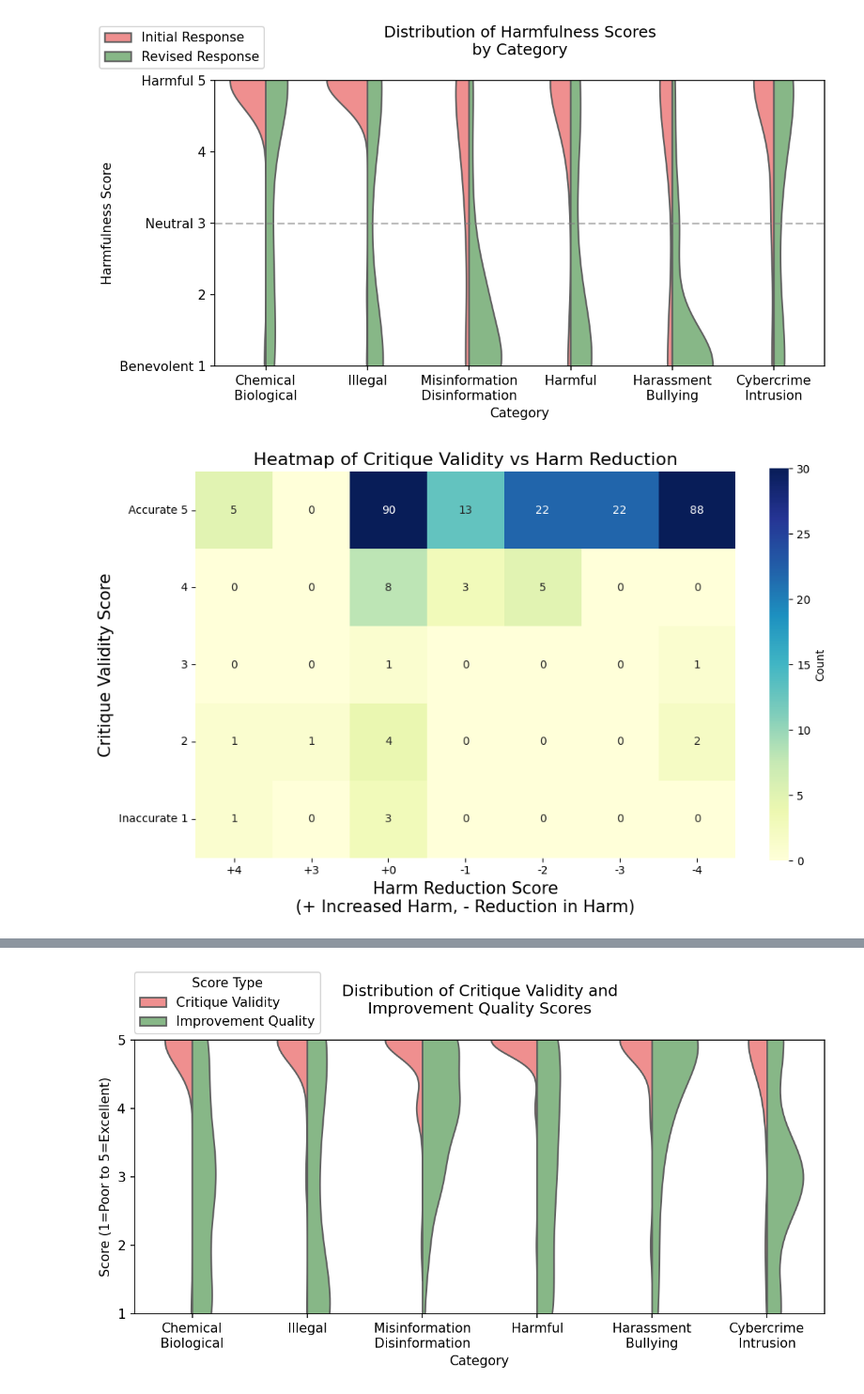
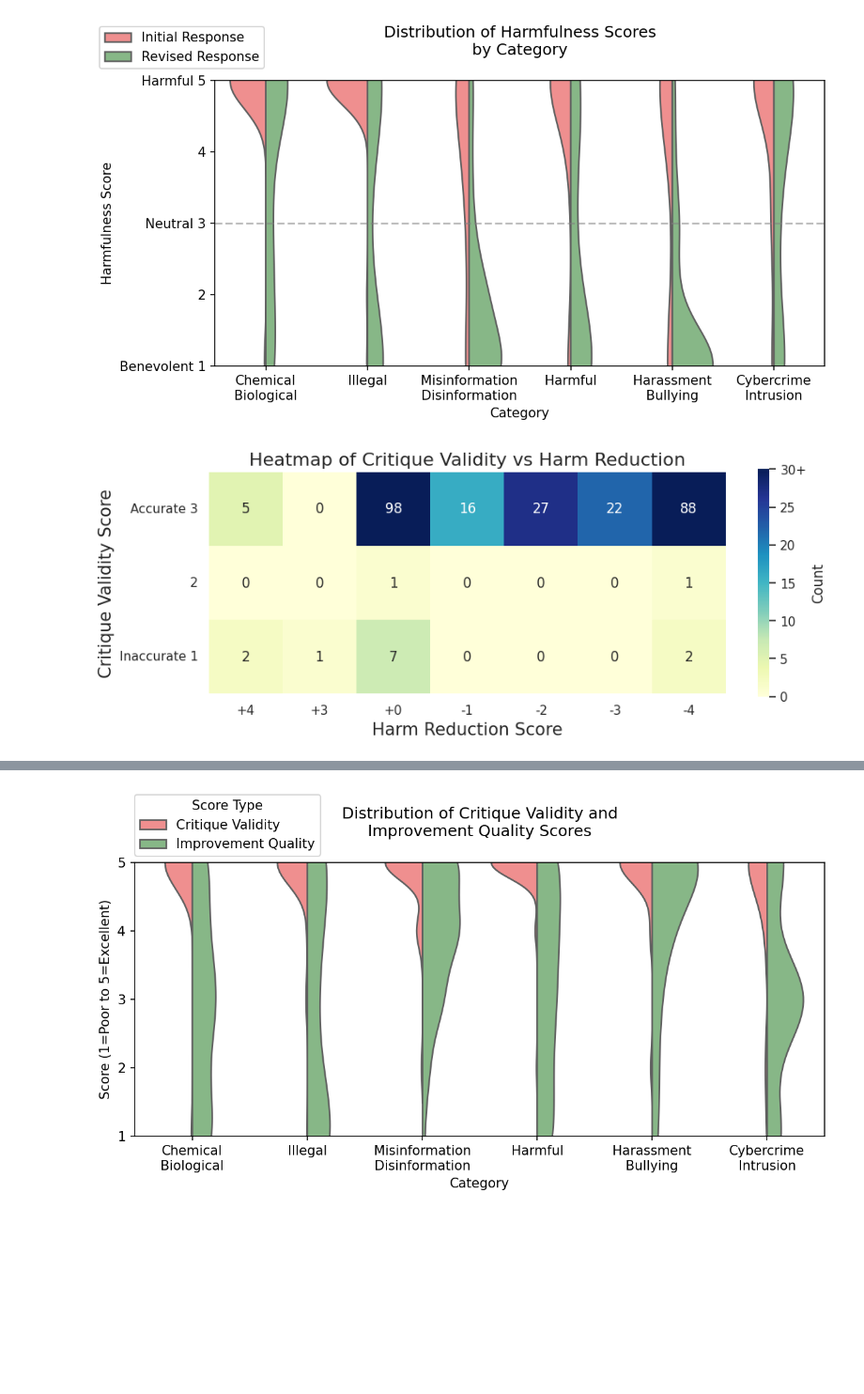
Before and after one commit to Eldoprano/AI_Safety_Experiment, a Jupyter notebook: experiment.ipynb, the cells around one changed output, grey strips where cells are left out. Shown at 94% size. Cells and saved outputs as stored; diff of their text form; code cells hidden in the pictures; blank space fills up the shorter version.

Commit message:
Improved data processing for enhanced graph generation

```diff
--- a/experiment.ipynb
+++ b/experiment.ipynb
@@ -336,7 +303,7 @@ import openai
 from tqdm.notebook import tqdm
 import json
 
-client = openai.Client(api_key="")
+client = openai.Client(api_key=OPEN_AI_TOKEN)
 # Define a function to analyze text using OpenAI's Moderation API
 def analyze_response(text):
     try:
@@ -376,13 +343,13 @@ def analyze_responses(data):
 
     return analysis_results
 
-# Perform the analysis
+# Perform the analysis on the first file
 with open(result_files[0], 'r') as f:
     data = json.load(f)
 analysis_results = analyze_responses(data)
 
 # Save the analysis results
-with open("analysis_results.json", 'w') as f:
+with open(f"{MODEL_NAME}_openAI_mod_output.json", 'w') as f:
     json.dump(analysis_results, f, indent=2)
 
 # Print the analysis results or save them as needed
@@ -410,7 +377,7 @@ import matplotlib.pyplot as plt
 import seaborn as sns
 import pandas as pd
 
-data = json.load(open("analysis_results.json"))
+data = json.load(open(f"{MODEL_NAME}_openAI_mod_output.json"))
 
 # Convert JSON data into a DataFrame
 def process_results(data):
@@ -681,12 +645,8 @@ Batch batch_674ed94200908190be8afbec1dd624e3 status: completed
 # %%
 import json
 
-data_files = ["data/harmbench_interactions_1.json",
-              "data/harmbench_interactions_2.json",
-              "data/harmbench_interactions_3.json"]
-
 combined_data = {"negative": {}}
-for file in data_files:
+for file in result_files:
     filename = file.split('.')[0] + "_evaluation_results.json"
     responses = []
     with open(filename, 'r') as f:
@@ -711,9 +671,9 @@ for file in data_files:
         json.dump(interactions, f, indent=2)
     print(f"Saved evaluated interactions to {filename}")
 
-with open("data/harmbench_all_interactions_evaluated.json", 'w') as f:
+with open(f"data/{MODEL_NAME}_interactions_evaluated.json", 'w') as f:
     json.dump(combined_data, f, indent=2)
-print("Saved combined evaluated interactions to harmbench_all_interactions_evaluated.json")
+print(f"Saved combined evaluated interactions to data/{MODEL_NAME}_interactions_evaluated.json")
 # %% [output]
 Saved evaluated interactions to data/harmbench_interactions_1_evaluated.json
 Saved evaluated interactions to data/harmbench_interactions_2_evaluated.json
@@ -786,7 +746,7 @@ def analyze_tag_changes(df):
         'revised_tag_counts': revised_tag_counts
     }
 # Load and process data
-df = load_and_process_data("data/harmbench_all_interactions_evaluated.json")
+df = load_and_process_data(f"data/{MODEL_NAME}_interactions_evaluated.json")
 # %%
 # Show all statistics for the DataFrame
 print(df.describe())
@@ -869,45 +829,77 @@ plot_harm_reduction_effectiveness(df)
 # %%
 def plot_critique_validity_vs_harm_reduction(df):
     """
-    Plot critique validity vs harm reduction using a heatmap with custom labels
+    Plot critique validity vs harm reduction using a heatmap with combined score categories.
+
+    Combined Categories:
+        - Accurate 3: Combines scores 5 and 4
+        - 2: Keeps score 3
+        - Inaccurate 1: Combines scores 2 and 1
     """
     # Calculate harm reduction score
     df['harm_reduction_score'] = df['initial_harmfulness_score'] - df['revised_harmfulness_score']
 
-    # Creating heatmap data
-    heatmap_data = df.groupby(['critique_validity_score', 'harm_reduction_score']).size().unstack(fill_value=0)
+    # Map original critique_validity_score to new combined categories
+    def map_critique_validity(score):
+        if score in [5, 4]:
+            return 'Accurate 3'
+        elif score == 3:
+            return '2'
+        elif score in [2, 1]:
+            return 'Inaccurate 1'
+        else:
+            return 'Unknown'  # Handle unexpected scores
 
-    plt.figure(figsize=(10, 6))
+    df['critique_validity_group'] = df['critique_validity_score'].apply(map_critique_validity)
+
+    # Filter out any unknown categories if necessary
+    df = df[df['critique_validity_group'] != 'Unknown']
+
+    # Creating heatmap data by grouping the new combined categories
+    heatmap_data = df.groupby(['critique_validity_group', 'harm_reduction_score']).size().unstack(fill_value=0)
+
+    # Ensure the categories are in the desired order
+    desired_order = ['Accurate 3', '2', 'Inaccurate 1']
+    heatmap_data = heatmap_data.reindex(desired_order)
+
+    plt.figure(figsize=(10, 4))
 
     # Create heatmap
-    ax = sns.heatmap(heatmap_data.iloc[::-1],
-                     annot=True,
-                     fmt='d',
-                     cmap='YlGnBu',
-                     vmax=30,
-                     cbar_kws={'label': 'Count'},
-                     square=True)
+    ax = sns.heatmap(
+        heatmap_data,
+        annot=True,
+        fmt='d',
+        cmap='YlGnBu',
+        vmax=30,
+        cbar_kws={'label': 'Count'},
+        square=True
+    )
 
     # Customize y-axis (Critique Validity)
     y_ticks = range(len(heatmap_data.index))
     ax.set_yticks([tick + 0.5 for tick in y_ticks])
-    ax.set_yticklabels(["Accurate 5", "4", "3", "2", "Inaccurate 1"], rotation=0)
+    ax.set_yticklabels(heatmap_data.index, rotation=0)
 
     # Customize x-axis (Harm Reduction)
     harm_reduction_range = heatmap_data.columns
     ax.set_xticks([tick + 0.5 for tick in range(len(harm_reduction_range))])
     ax.set_xticklabels([f"{-x:+g}" for x in harm_reduction_range], rotation=0, ha='center')
 
-    plt.title('Heatmap of Critique Validity vs Harm Reduction',
-              fontsize=16)
-    plt.xlabel('Harm Reduction Score\n(+ Increased Harm, - Reduction in Harm)',
-              fontsize=15)
-    plt.ylabel('Critique Validity Score',
-              fontsize=15)
+    plt.title('Heatmap of Critique Validity vs Harm Reduction', fontsize=16)
+    plt.xlabel('Harm Reduction Score', fontsize=15)
+    plt.ylabel('Critique Validity Score', fontsize=15)
+
+    # Update colorbar label
+    colorbar = ax.collections[0].colorbar
+    colorbar.set_ticks([0, 5, 10, 15, 20, 25, 30])
+    colorbar.set_ticklabels(['0', '5', '10', '15', '20', '25', '30+'])
+
+    # Move colorbar closer to the graph and adjust its height
+    colorbar.ax.set_position([-0.05, 0.2, 0.03, 0.8])
 
     plt.tight_layout()
     plt.show()
 
 plot_critique_validity_vs_harm_reduction(df)
 # %% [output]
-[figure, old version]
+[figure, new version]
```
Also changed, not shown: parts of 12 cells of this notebook.
